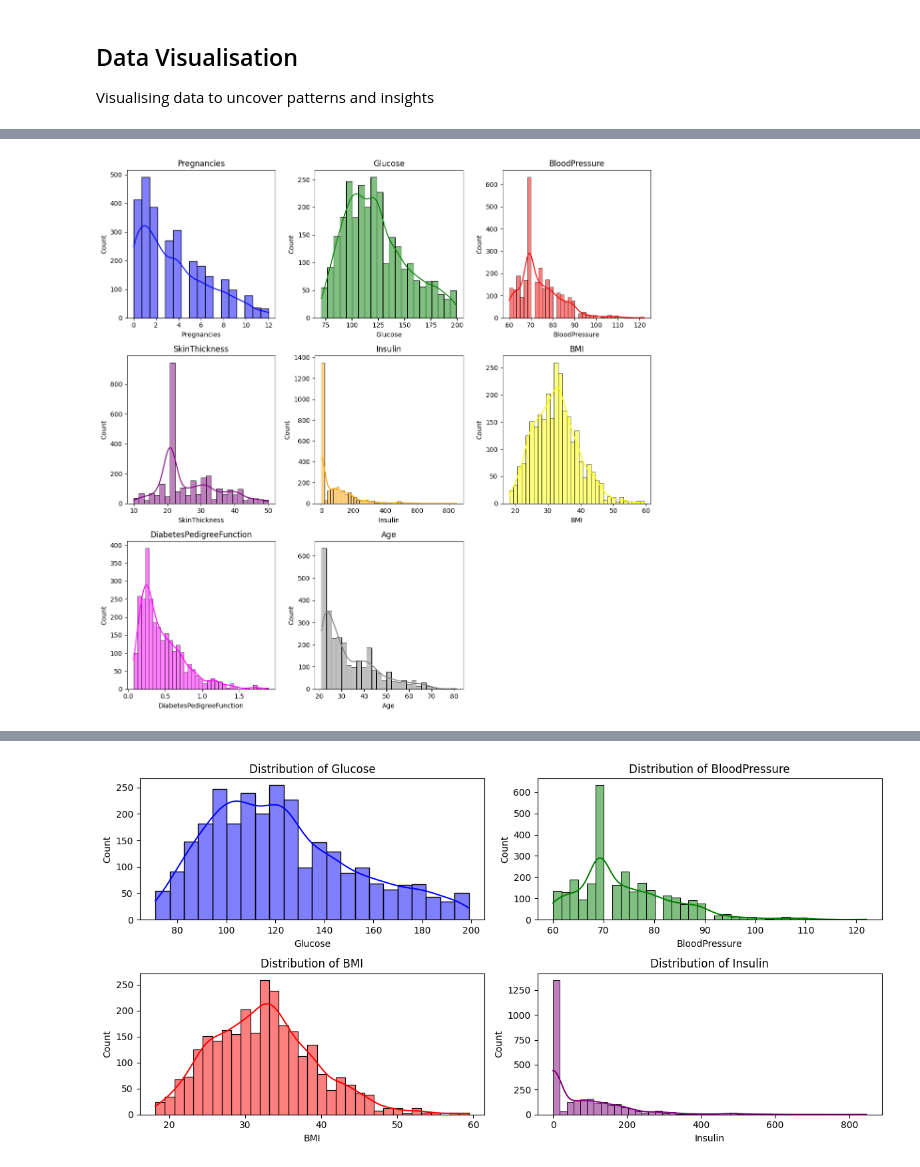
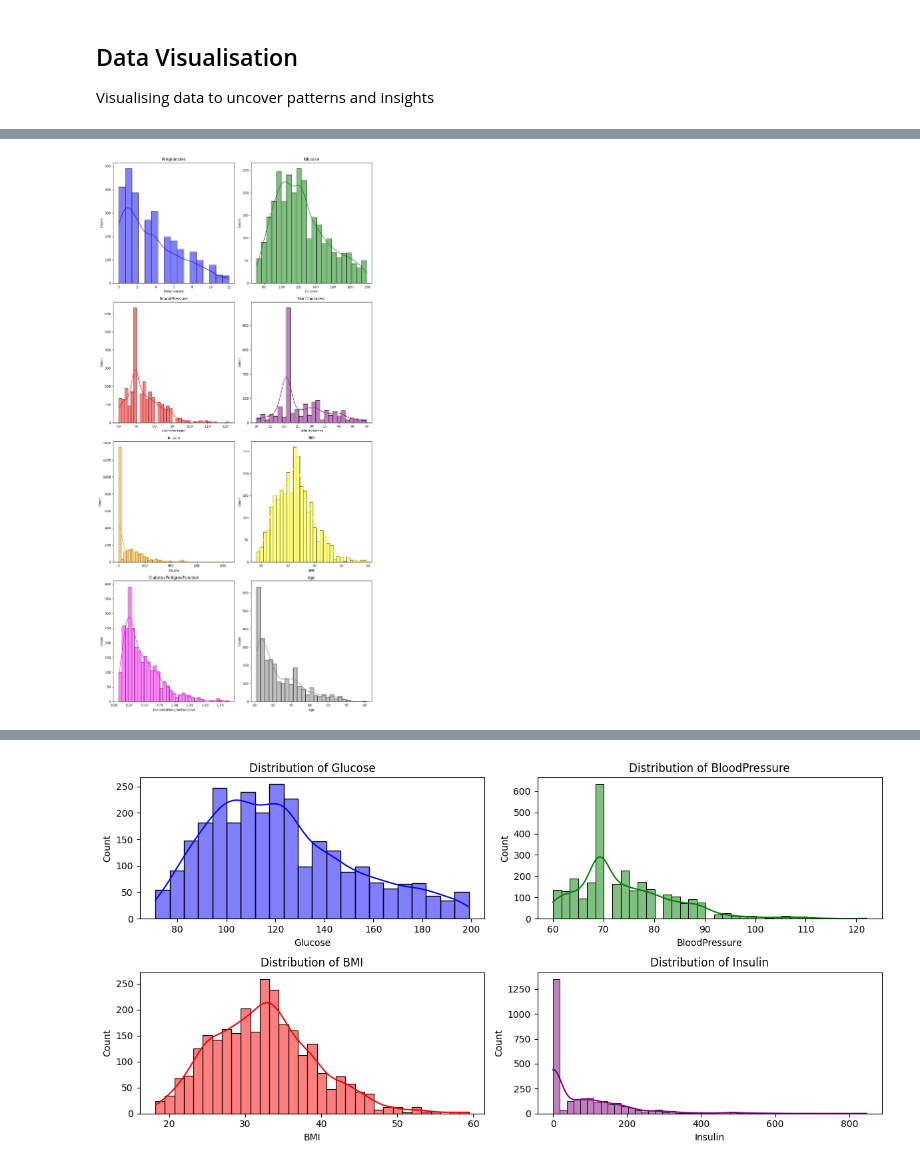
Before and after one commit to Toressy/Diabetes_prediction, a Jupyter notebook: diabetes-prediction.ipynb, the cells around one changed output, grey strips where cells are left out. Drawn from its saved outputs; the diff is of its cells as text; code cells hidden in the pictures.

```diff
--- a/diabetes-prediction.ipynb
+++ b/diabetes-prediction.ipynb
@@ -192,21 +197,21 @@ plt.show()
 # %%
 # List of numeric columns to plot
 columns = ['Pregnancies', 'Glucose', 'BloodPressure', 'SkinThickness', 'Insulin', 'BMI', 'DiabetesPedigreeFunction', 'Age']
 
 vibrant_palette = [
     "blue", "green", "red", "purple","orange","yellow",
     "magenta", "grey", "black"
 ]
 
-plt.figure(figsize=(12, 12))
+plt.figure(figsize=(12, 24))
 
 for i, col in enumerate(columns):
-    plt.subplot(3, 3, i+1)
+    plt.subplot(4, 2, i+1)
     sns.histplot(data=df, x=col, kde=True, color=vibrant_palette[i]
 )
     plt.title(col)
 
 plt.tight_layout()
 plt.show()
 # %% [output]
-[figure, old version]
+[figure, new version]
```
Also changed, not shown: parts of 24 cells of this notebook.
